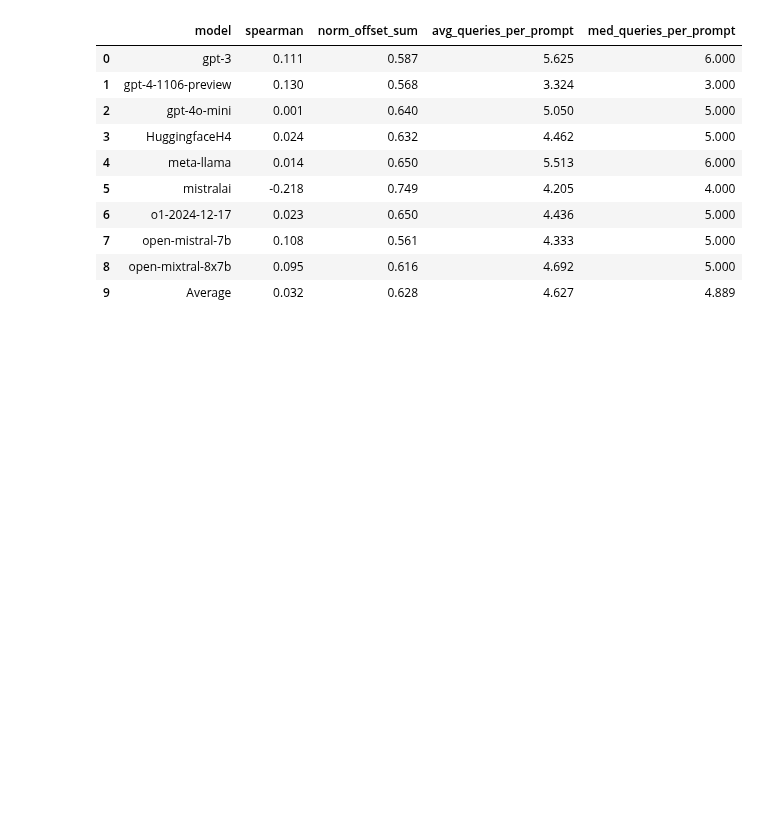
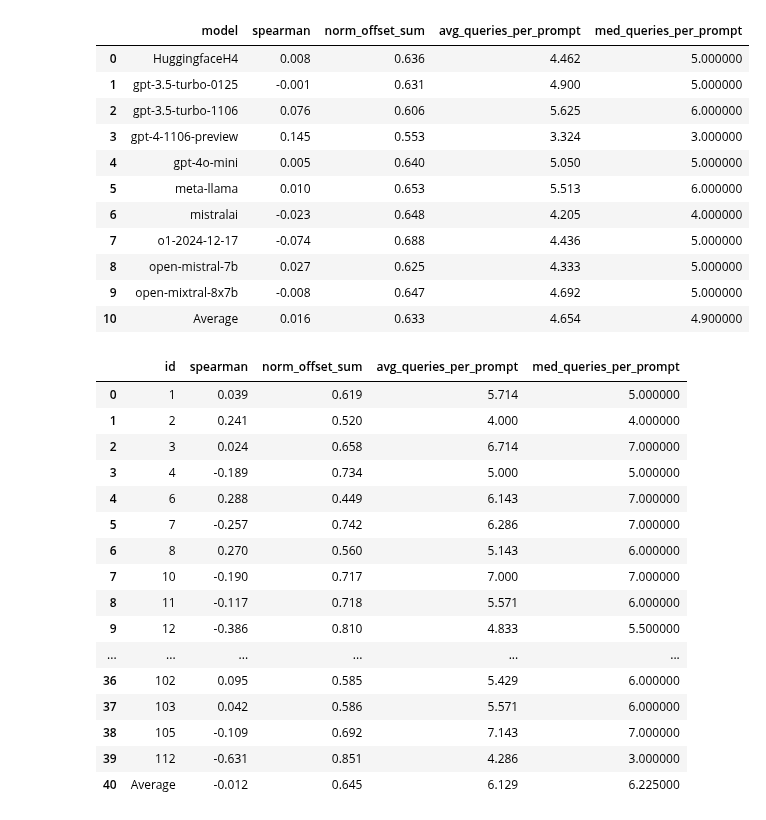
Before and after one commit to hscells-org/project-doehl-boolean-clip, a Jupyter notebook: train.ipynb, the cells around one changed output. Saved outputs shown, nothing was run; the diff lists cells and outputs as text; code cells hidden in the pictures; blank space fills up the shorter version.

```diff
--- a/train.ipynb
+++ b/train.ipynb
@@ -140,18 +156,37 @@ evaluate_on_generated(DIR, model)
 # %%
 model.load(r"models\clip\bge-small-en-v1.5\b16_lr1E-05_(pubmed-que_pubmed-sea_raw-jsonl)^4\checkpoint-11288\model.safetensors")
 # model.load(r"models\clip\biobert-v1.1\b16_lr1E-05_(pubmed-que_pubmed-sea_raw-jsonl)^4\checkpoint-14110\model.safetensors")
-evaluate_on_generated(DIR, model)
+evaluate_on_generated(model)
+evaluate_on_generated(model, ["prompt_id", "id"])
 # %% [output]
 |  | model | spearman | norm_offset_sum | avg_queries_per_prompt | med_queries_per_prompt |
-| 0 | gpt-3 | 0.111 | 0.587 | 5.625 | 6.000 |
-| 1 | gpt-4-1106-preview | 0.130 | 0.568 | 3.324 | 3.000 |
-| 2 | gpt-4o-mini | 0.001 | 0.640 | 5.050 | 5.000 |
-| 3 | HuggingfaceH4 | 0.024 | 0.632 | 4.462 | 5.000 |
-| 4 | meta-llama | 0.014 | 0.650 | 5.513 | 6.000 |
-| 5 | mistralai | -0.218 | 0.749 | 4.205 | 4.000 |
-| 6 | o1-2024-12-17 | 0.023 | 0.650 | 4.436 | 5.000 |
-| 7 | open-mistral-7b | 0.108 | 0.561 | 4.333 | 5.000 |
-| 8 | open-mixtral-8x7b | 0.095 | 0.616 | 4.692 | 5.000 |
-| 9 | Average | 0.032 | 0.628 | 4.627 | 4.889 |
+| 0 | HuggingfaceH4 | 0.008 | 0.636 | 4.462 | 5.000000 |
+| 1 | gpt-3.5-turbo-0125 | -0.001 | 0.631 | 4.900 | 5.000000 |
+| 2 | gpt-3.5-turbo-1106 | 0.076 | 0.606 | 5.625 | 6.000000 |
+| 3 | gpt-4-1106-preview | 0.145 | 0.553 | 3.324 | 3.000000 |
+| 4 | gpt-4o-mini | 0.005 | 0.640 | 5.050 | 5.000000 |
+| 5 | meta-llama | 0.010 | 0.653 | 5.513 | 6.000000 |
+| 6 | mistralai | -0.023 | 0.648 | 4.205 | 4.000000 |
+| 7 | o1-2024-12-17 | -0.074 | 0.688 | 4.436 | 5.000000 |
+| 8 | open-mistral-7b | 0.027 | 0.625 | 4.333 | 5.000000 |
+| 9 | open-mixtral-8x7b | -0.008 | 0.647 | 4.692 | 5.000000 |
+| 10 | Average | 0.016 | 0.633 | 4.654 | 4.900000 |
+|  | id | spearman | norm_offset_sum | avg_queries_per_prompt | med_queries_per_prompt |
+| 0 | 1 | 0.039 | 0.619 | 5.714 | 5.000000 |
+| 1 | 2 | 0.241 | 0.520 | 4.000 | 4.000000 |
+| 2 | 3 | 0.024 | 0.658 | 6.714 | 7.000000 |
+| 3 | 4 | -0.189 | 0.734 | 5.000 | 5.000000 |
+| 4 | 6 | 0.288 | 0.449 | 6.143 | 7.000000 |
+| 5 | 7 | -0.257 | 0.742 | 6.286 | 7.000000 |
+| 6 | 8 | 0.270 | 0.560 | 5.143 | 6.000000 |
+| 7 | 10 | -0.190 | 0.717 | 7.000 | 7.000000 |
+| 8 | 11 | -0.117 | 0.718 | 5.571 | 6.000000 |
+| 9 | 12 | -0.386 | 0.810 | 4.833 | 5.500000 |
+| ... | ... | ... | ... | ... | ... |
+| 36 | 102 | 0.095 | 0.585 | 5.429 | 6.000000 |
+| 37 | 103 | 0.042 | 0.586 | 5.571 | 6.000000 |
+| 38 | 105 | -0.109 | 0.692 | 7.143 | 7.000000 |
+| 39 | 112 | -0.631 | 0.851 | 4.286 | 3.000000 |
+| 40 | Average | -0.012 | 0.645 | 6.129 | 6.225000 |
 # %%
 model.load(r"models\clip\bge-small-en-v1.5\b16_(pubmed-que_pubmed-sea_raw-jsonl)^4\checkpoint-11288\model.safetensors")
```
Also changed, not shown: parts of 3 cells of this notebook, 3 other files.
